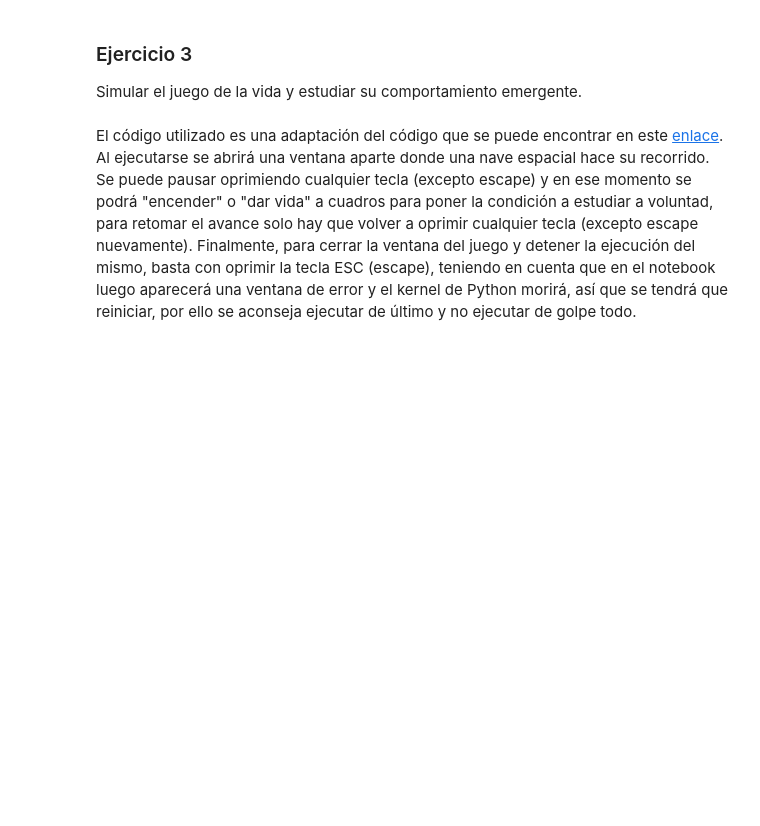
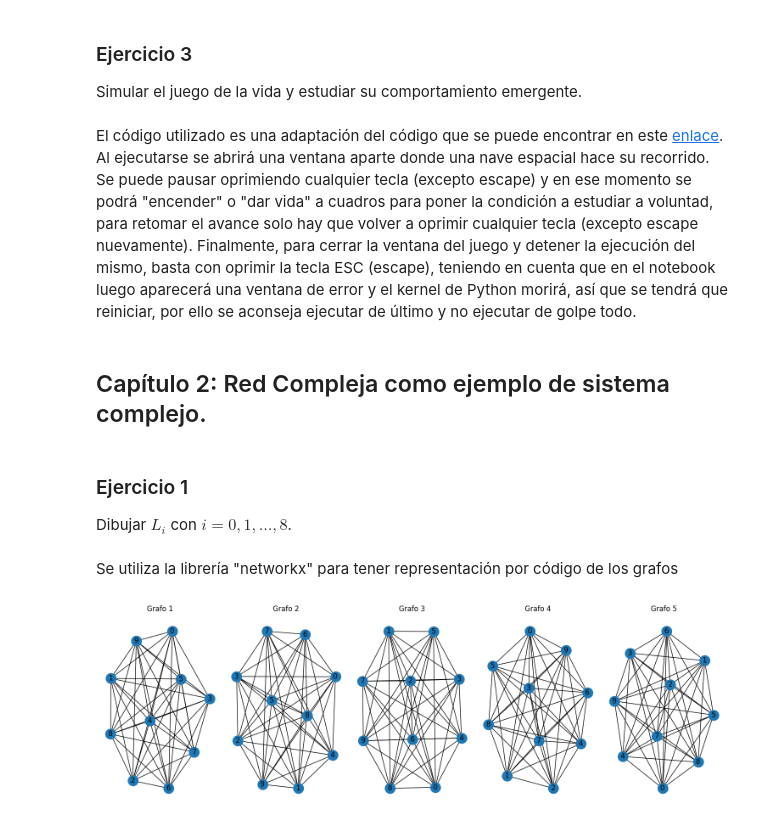
Before and after one commit to ashybabashyba/RedesComplejasUGR, a Jupyter notebook: NotebookPrincipal.ipynb, the cells around one changed output. Drawn from its saved outputs; the diff is of its cells as text; code cells hidden in the pictures; blank space fills up the shorter version.

Commit message:
Añadido ejercicios 1 a 3 del capítulo 2

```diff
--- a/NotebookPrincipal.ipynb
+++ b/NotebookPrincipal.ipynb
@@ -245,3 +245,28 @@ if Enc == 1:
 
         # Actualizamos la pantalla
         pygame.display.flip()
+# %% [markdown]
+## Capítulo 2: Red Compleja como ejemplo de sistema complejo.
+# %% [markdown]
+### Ejercicio 1
+Dibujar $L_i$ con $i=0, 1, \dots, 8$.
+# %% [markdown]
+Se utiliza la librería "networkx" para tener representación por código de los grafos
+# %%
+num_grafos = 5  # Número de grafos a generar
+n = 10  # Número de nodos
+
+# Generar los grafos aleatorios y almacenarlos en una lista
+grafos = [nx.complete_graph(n) for _ in range(num_grafos)]
+
+# Graficar todos los grafos generados en un notebook
+plt.figure(figsize=(15, 5))
+for i, G in enumerate(grafos, 1):
+    plt.subplot(1, num_grafos, i)
+    nx.draw(G, with_labels=True)
+    plt.title(f"Grafo {i}")
+
+plt.tight_layout()
+plt.show()
+# %% [output]
+[figure, added]
```
